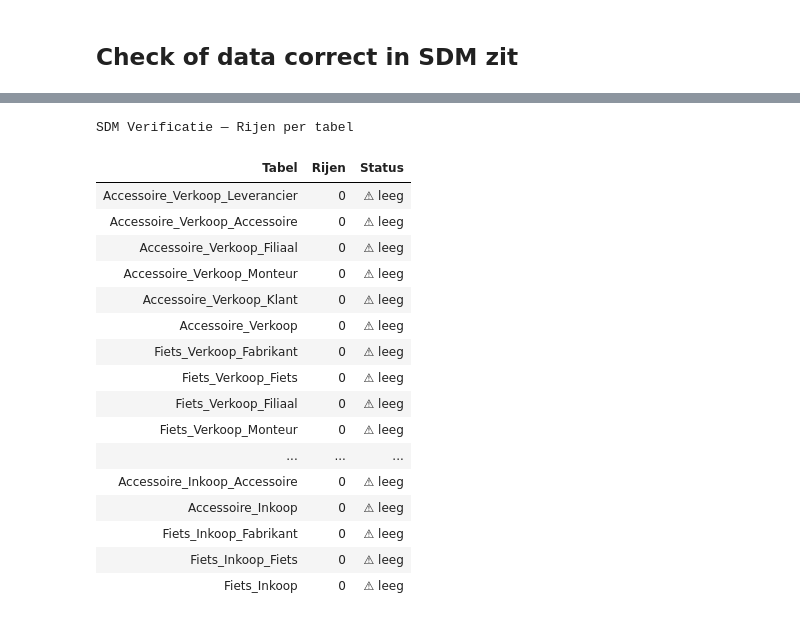
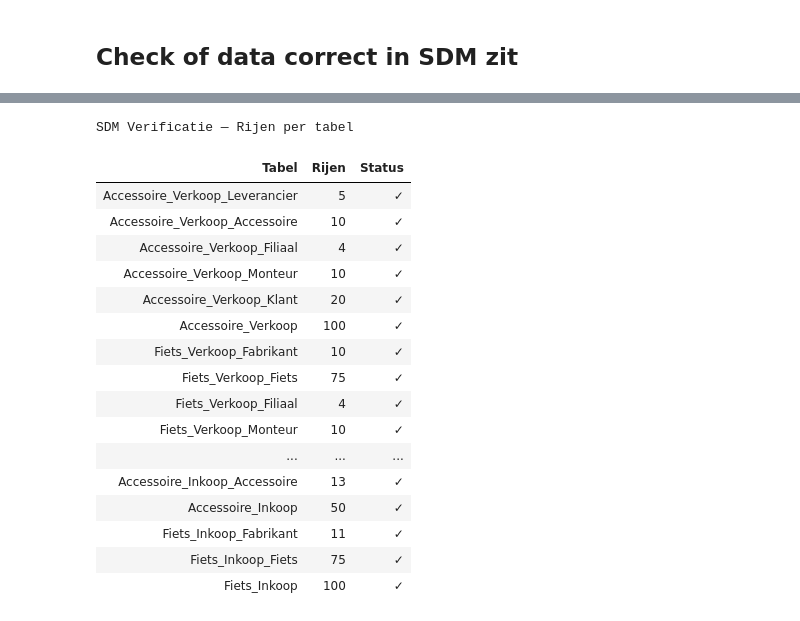
Before and after one commit to ImRoodyDev/HHS-Pyhthon-Pipeline, a Jupyter notebook: DE/WEEK 3/SDM.ipynb, the cells around one changed output, grey strips where cells are left out. Saved outputs shown, nothing was run; the diff lists cells and outputs as text; code cells hidden in the pictures.

```diff
--- a/DE/WEEK 3/SDM.ipynb
+++ b/DE/WEEK 3/SDM.ipynb
@@ -112,9 +124,9 @@ def reset_sdm(conn):
     for _, _, sdm_tabel in reversed(TABLE_MAPPING):
         try:
             conn.execute(f"DELETE FROM {sdm_tabel}")
-            log.info(f"✓ reset: {sdm_tabel}")
+            logger.info(f"✓ reset: {sdm_tabel}")
         except sqlite3.Error as e:
-            log.error(f"✗ reset {sdm_tabel}: {e}")
+            logger.error(f"✗ reset {sdm_tabel}: {e}")
     conn.commit()
 
 
@@ -123,17 +135,17 @@ def load_db_to_sdm(sdm_conn):
     huidig_db = None
     for src_db, src_tabel, sdm_tabel in TABLE_MAPPING:
         if src_db != huidig_db:
-            log.info(f"--- Laden uit: {src_db} ---")
+            logger.info(f"--- Laden uit: {src_db} ---")
             huidig_db = src_db
         try:
             with sqlite3.connect(src_db) as src_conn:
                 df = pd.read_sql_query(f"SELECT * FROM {src_tabel}", src_conn)
             df.to_sql(sdm_tabel, sdm_conn, if_exists="append", index=False)
-            log.info(f"✓ {src_tabel} → {sdm_tabel} ({len(df)} rijen)")
+            logger.info(f"✓ {src_tabel} → {sdm_tabel} ({len(df)} rijen)")
         except Exception as e:
-            log.error(f"✗ {src_tabel} → {sdm_tabel}: {e}")
+            logger.error(f"✗ {src_tabel} → {sdm_tabel}: {e}")
     sdm_conn.commit()
 
 
-log.info("Generieke functies gedefinieerd (reset_sdm, load_db_to_sdm)")
+logger.info("Generieke functies gedefinieerd (reset_sdm, load_db_to_sdm)")
 # %% [output]
@@ -141,22 +153,22 @@ log.info("Generieke functies gedefinieerd (reset_sdm, load_db_to_sdm)")
 # %%
 # 4. MAIN SCRIPT - Full Refresh uitvoeren
 
-log.info("=" * 50)
-log.info("START FULL REFRESH VAN SOURCE DATA MODEL")
-log.info("=" * 50)
+logger.info("=" * 50)
+logger.info("START FULL REFRESH VAN SOURCE DATA MODEL")
+logger.info("=" * 50)
 
 try:
     with sqlite3.connect(DB_SDM) as sdm_conn:
-        log.info("STAP 1: Reset — alle SDM tabellen leegmaken")
+        logger.info("STAP 1: Reset — alle SDM tabellen leegmaken")
         reset_sdm(sdm_conn)
 
-        log.info("STAP 2: Data laden van operationele databases")
+        logger.info("STAP 2: Data laden van operationele databases")
         load_db_to_sdm(sdm_conn)
 
-    log.info("=" * 50)
-    log.info("FULL REFRESH SUCCESVOL AFGEROND")
-    log.info("=" * 50)
+    logger.info("=" * 50)
+    logger.info("FULL REFRESH SUCCESVOL AFGEROND")
+    logger.info("=" * 50)
 
 except Exception as e:
-    log.exception(f"FOUT OPGETREDEN tijdens full refresh: {e}")
+    logger.exception(f"FOUT OPGETREDEN tijdens full refresh: {e}")
 # %% [output]
@@ -184,13 +196,13 @@ Traceback (most recent call last):
 # %%
 # Reset SDM (alleen leegmaken, geen data inladen)
 
-log.info("START RESET SDM")
+logger.info("START RESET SDM")
 
 try:
     with sqlite3.connect(DB_SDM) as sdm_conn:
         reset_sdm(sdm_conn)
-    log.info("RESET VOLTOOID — SDM IS LEEG")
+    logger.info("RESET VOLTOOID — SDM IS LEEG")
 
 except Exception as e:
-    log.exception(f"FOUT OPGETREDEN tijdens reset: {e}")
+    logger.exception(f"FOUT OPGETREDEN tijdens reset: {e}")
 # %% [output]
@@ -218,7 +230,7 @@ Arguments: ()
 # %%
 # 5. VERIFICATIE - Aantal rijen per tabel als DataTable
 
-log.info("Verificatie gestart...")
+logger.info("Verificatie gestart...")
 
 with sqlite3.connect(DB_SDM) as sdm_conn:
     rows = []
@@ -234,5 +246,5 @@ with sqlite3.connect(DB_SDM) as sdm_conn:
 df_check = pd.DataFrame(rows)
 display(df_check.style.set_caption("SDM Verificatie — Rijen per tabel").hide(axis="index"))
 
-log.info(f"Verificatie afgerond — {len(rows)} tabellen gecontroleerd")
+logger.info(f"Verificatie afgerond — {len(rows)} tabellen gecontroleerd")
 # %% [output]
@@ -240,18 +252,18 @@ log.info(f"Verificatie afgerond — {len(rows)} tabellen gecontroleerd")
 SDM Verificatie — Rijen per tabel
 | Tabel | Rijen | Status |
-| Accessoire_Verkoop_Leverancier | 0 | ⚠ leeg |
-| Accessoire_Verkoop_Accessoire | 0 | ⚠ leeg |
-| Accessoire_Verkoop_Filiaal | 0 | ⚠ leeg |
-| Accessoire_Verkoop_Monteur | 0 | ⚠ leeg |
-| Accessoire_Verkoop_Klant | 0 | ⚠ leeg |
-| Accessoire_Verkoop | 0 | ⚠ leeg |
-| Fiets_Verkoop_Fabrikant | 0 | ⚠ leeg |
-| Fiets_Verkoop_Fiets | 0 | ⚠ leeg |
-| Fiets_Verkoop_Filiaal | 0 | ⚠ leeg |
-| Fiets_Verkoop_Monteur | 0 | ⚠ leeg |
+| Accessoire_Verkoop_Leverancier | 5 | ✓ |
+| Accessoire_Verkoop_Accessoire | 10 | ✓ |
+| Accessoire_Verkoop_Filiaal | 4 | ✓ |
+| Accessoire_Verkoop_Monteur | 10 | ✓ |
+| Accessoire_Verkoop_Klant | 20 | ✓ |
+| Accessoire_Verkoop | 100 | ✓ |
+| Fiets_Verkoop_Fabrikant | 10 | ✓ |
+| Fiets_Verkoop_Fiets | 75 | ✓ |
+| Fiets_Verkoop_Filiaal | 4 | ✓ |
+| Fiets_Verkoop_Monteur | 10 | ✓ |
 | ... | ... | ... |
-| Accessoire_Inkoop_Accessoire | 0 | ⚠ leeg |
-| Accessoire_Inkoop | 0 | ⚠ leeg |
-| Fiets_Inkoop_Fabrikant | 0 | ⚠ leeg |
-| Fiets_Inkoop_Fiets | 0 | ⚠ leeg |
-| Fiets_Inkoop | 0 | ⚠ leeg |
+| Accessoire_Inkoop_Accessoire | 13 | ✓ |
+| Accessoire_Inkoop | 50 | ✓ |
+| Fiets_Inkoop_Fabrikant | 11 | ✓ |
+| Fiets_Inkoop_Fiets | 75 | ✓ |
+| Fiets_Inkoop | 100 | ✓ |
```
Also changed, not shown: parts of 7 cells of this notebook, 6 other files.
